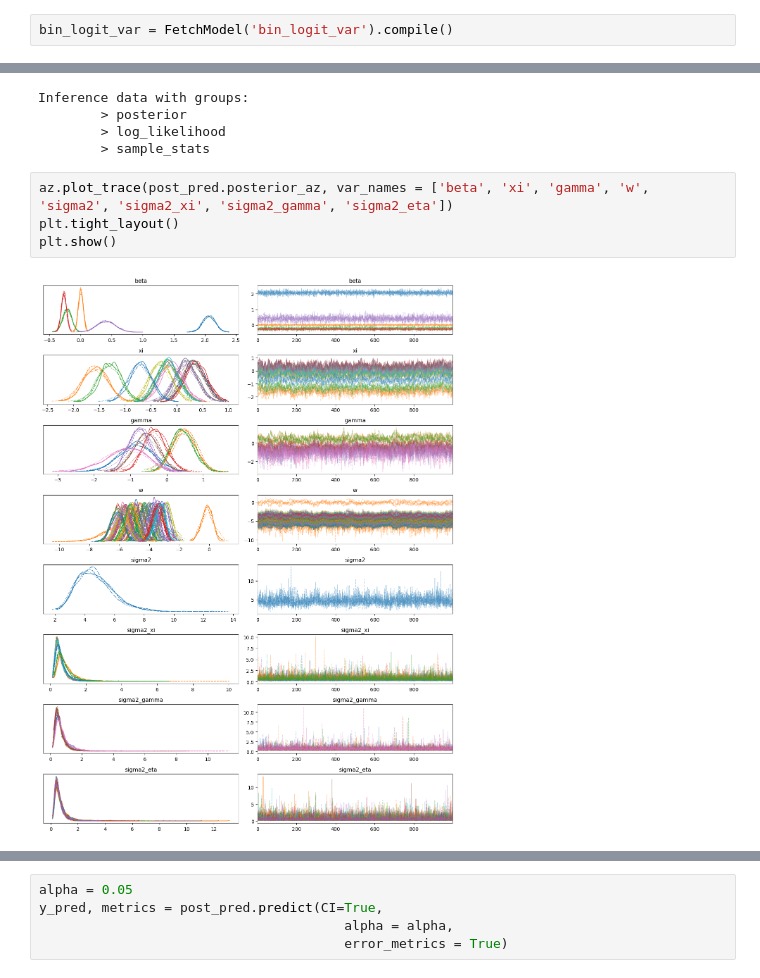
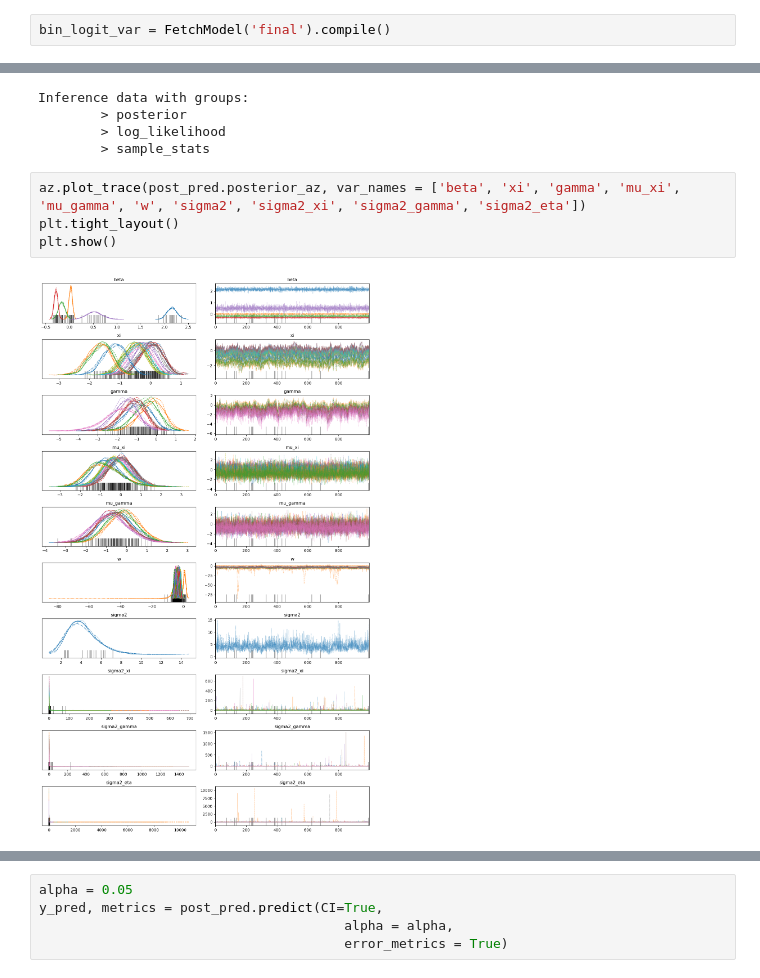
Before and after one commit to venanzjones/Bayesian_Project, a Jupyter notebook: main/Modello/Final_models_SIS.ipynb, the cells around one changed output, grey strips where cells are left out. Cells and saved outputs as stored; diff of their text form.

Commit message:
Changes in the model

```diff
--- a/main/Modello/Final_models_SIS.ipynb
+++ b/main/Modello/Final_models_SIS.ipynb
@@ -93,4 +93,4 @@ data_180 = {
     "month_miss": months_miss
 }
 # %%
-bin_logit_var = FetchModel('bin_logit_var').compile()
+bin_logit_var = FetchModel('final').compile()
@@ -115,11 +124,11 @@ Inference data with groups:
         > log_likelihood
         > sample_stats
 # %%
-az.plot_trace(post_pred.posterior_az, var_names = ['beta', 'xi', 'gamma', 'w', 'sigma2', 'sigma2_xi', 'sigma2_gamma', 'sigma2_eta'])
+az.plot_trace(post_pred.posterior_az, var_names = ['beta', 'xi', 'gamma', 'mu_xi', 'mu_gamma', 'w', 'sigma2', 'sigma2_xi', 'sigma2_gamma', 'sigma2_eta'])
 plt.tight_layout()
 plt.show()
 # %% [output]
-[figure, old version]
+[figure, new version]
 # %%
 waic_out = az.waic(post_pred.posterior_az, var_name='log_lik')
 loo_out = az.loo(post_pred.posterior_az, var_name='log_lik')
```
Also changed, not shown: parts of 13 cells of this notebook, 5 other files.
